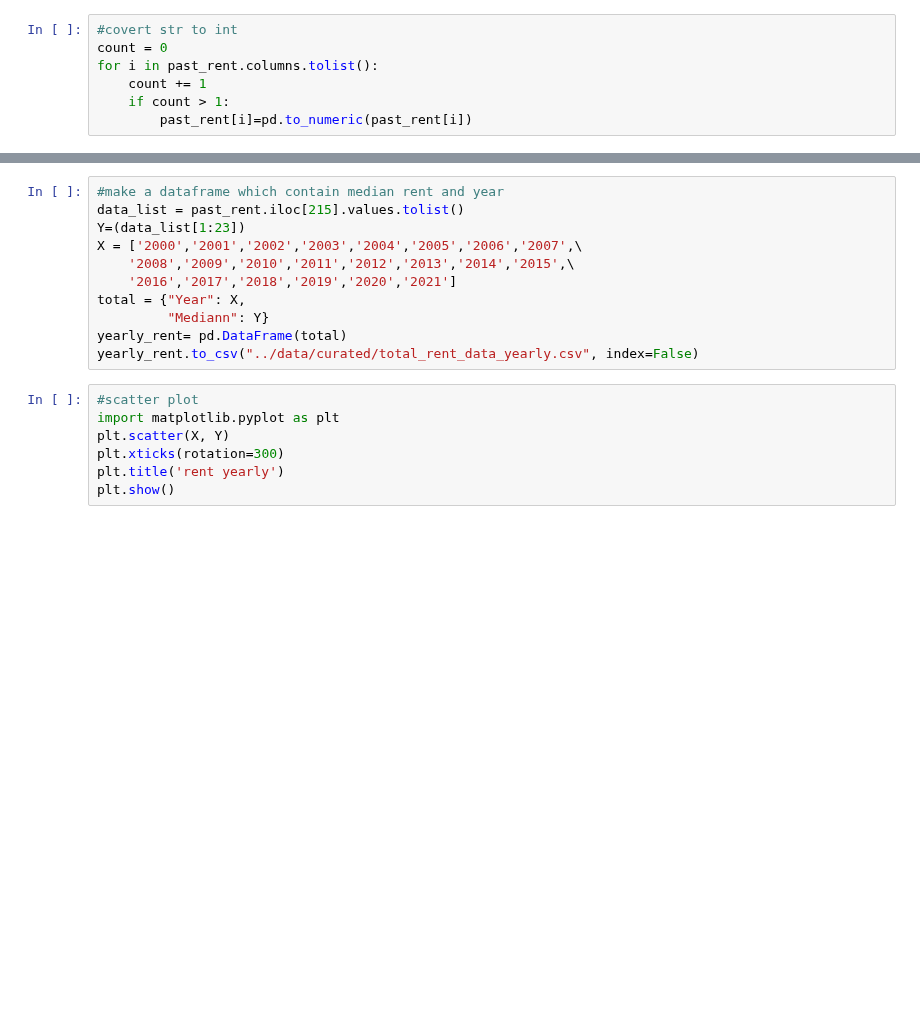
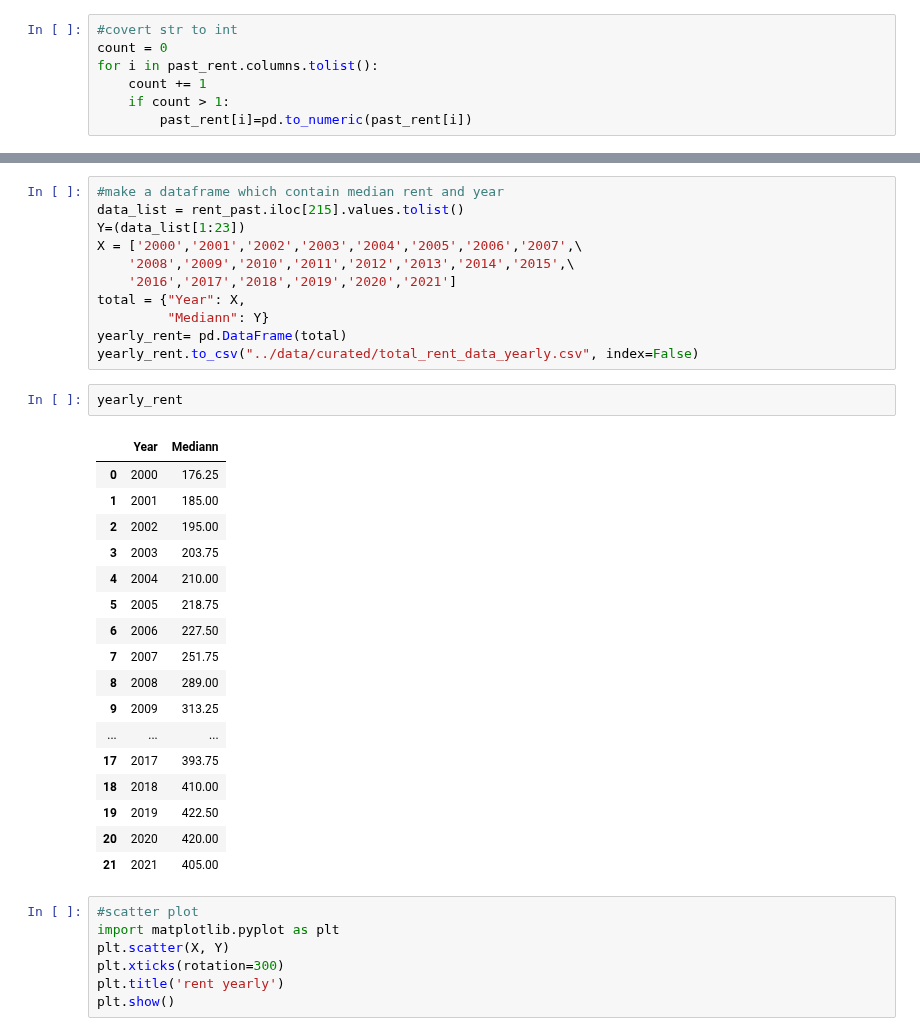
Before and after one commit to MAST30034-Applied-Data-Science/generic-real-estate-consulting-project-group-55, a Jupyter notebook: notebooks/past_rent_rate.ipynb, the cells around one changed output, grey strips where cells are left out. Saved outputs shown, nothing was run; the diff lists cells and outputs as text; blank space fills up the shorter version.

```diff
--- a/notebooks/past_rent_rate.ipynb
+++ b/notebooks/past_rent_rate.ipynb
@@ -128,7 +125,7 @@ past_rent.tail()
 5 rows × 23 columns
 # %%
 #make a dataframe which contain median rent and year
-data_list = past_rent.iloc[215].values.tolist()
+data_list = rent_past.iloc[215].values.tolist()
 Y=(data_list[1:23])
 X = ['2000','2001','2002','2003','2004','2005','2006','2007',\
     '2008','2009','2010','2011','2012','2013','2014','2015',\
@@ -137,6 +134,26 @@ total = {"Year": X,
          "Mediann": Y}
 yearly_rent= pd.DataFrame(total)
 yearly_rent.to_csv("../data/curated/total_rent_data_yearly.csv", index=False)
+# %%
+yearly_rent
+# %% [output]
+|  | Year | Mediann |
+| 0 | 2000 | 176.25 |
+| 1 | 2001 | 185.00 |
+| 2 | 2002 | 195.00 |
+| 3 | 2003 | 203.75 |
+| 4 | 2004 | 210.00 |
+| 5 | 2005 | 218.75 |
+| 6 | 2006 | 227.50 |
+| 7 | 2007 | 251.75 |
+| 8 | 2008 | 289.00 |
+| 9 | 2009 | 313.25 |
+| ... | ... | ... |
+| 17 | 2017 | 393.75 |
+| 18 | 2018 | 410.00 |
+| 19 | 2019 | 422.50 |
+| 20 | 2020 | 420.00 |
+| 21 | 2021 | 405.00 |
 # %%
 #scatter plot
 import matplotlib.pyplot as plt
```
Also changed, not shown: parts of 20 cells of this notebook, 3 other files.
